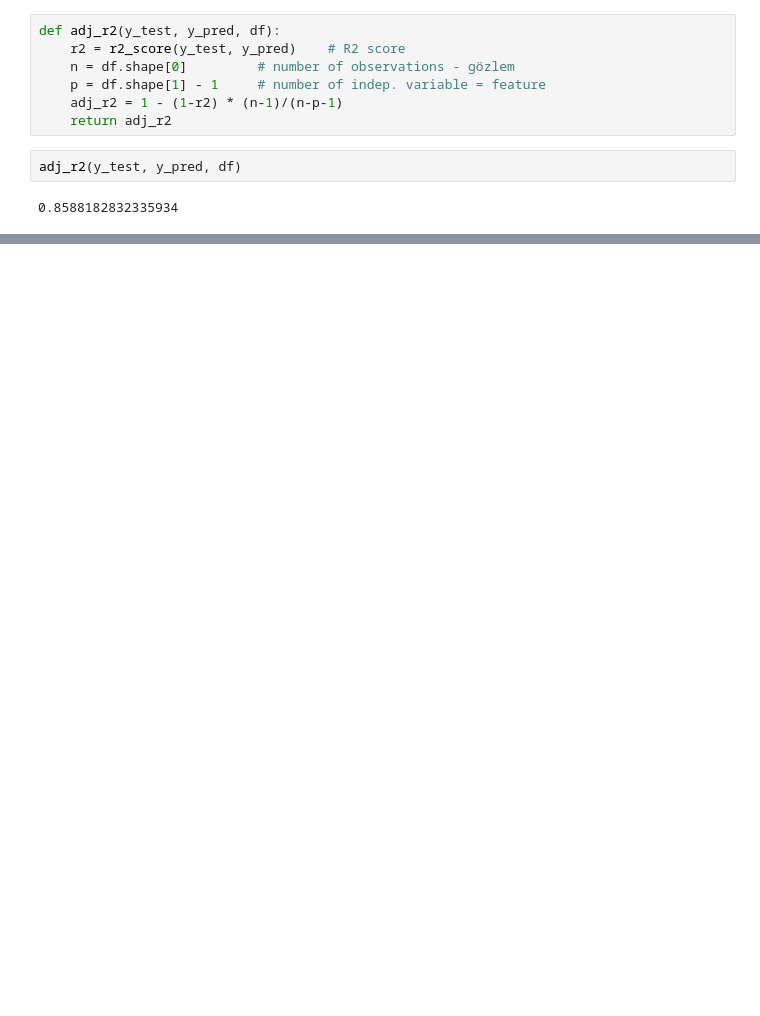
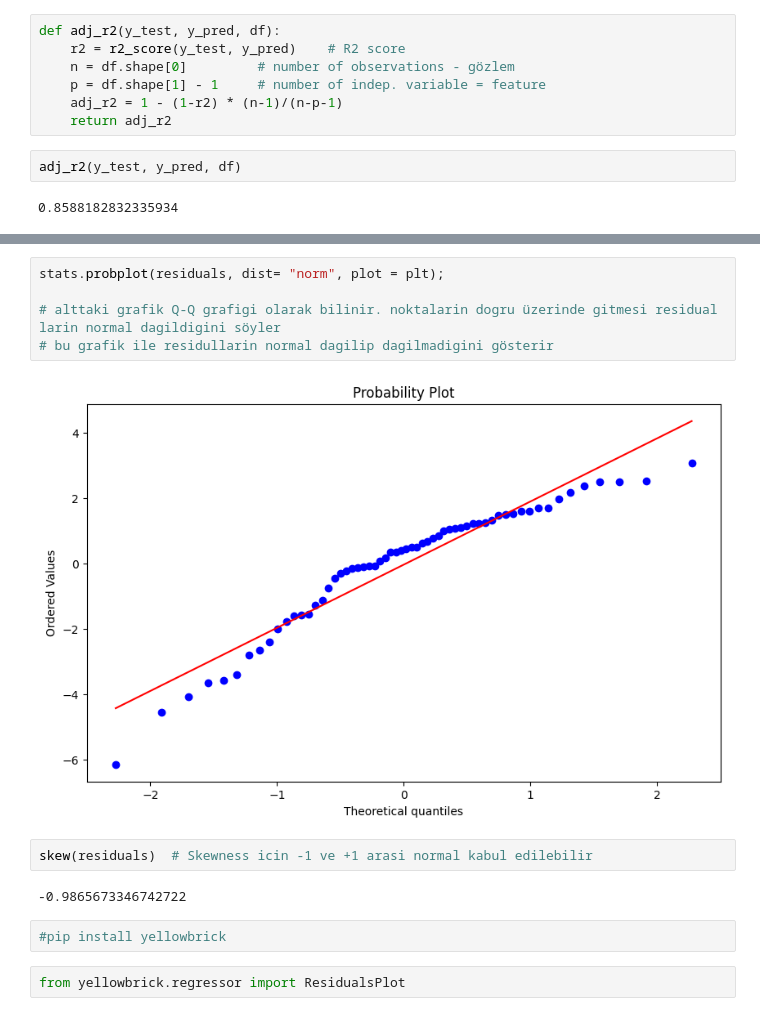
Before and after one commit to Sungur66/Myfiles_from_Batch168, a Jupyter notebook: 15.ML/02-ML_MultiLinear_Regression.ipynb, the cells around one changed output, grey strips where cells are left out. Cells and saved outputs as stored; diff of their text form; blank space fills up the shorter version.

```diff
--- a/15.ML/02-ML_MultiLinear_Regression.ipynb
+++ b/15.ML/02-ML_MultiLinear_Regression.ipynb
@@ -450,0 +587,15 @@ adj_r2(y_test, y_pred, df)
+# %%
+stats.probplot(residuals, dist= "norm", plot = plt);
+
+# alttaki grafik Q-Q grafigi olarak bilinir. noktalarin dogru üzerinde gitmesi residual larin normal dagildigini söyler
+# bu grafik ile residullarin normal dagilip dagilmadigini gösterir
+# %% [output]
+[figure, added]
+# %%
+skew(residuals)  # Skewness icin -1 ve +1 arasi normal kabul edilebilir
+# %% [output]
+-0.9865673346742722
+# %%
+#pip install yellowbrick
+# %%
+from yellowbrick.regressor import ResidualsPlot
```
Also changed, not shown: parts of 42 cells of this notebook, 2 other files.
